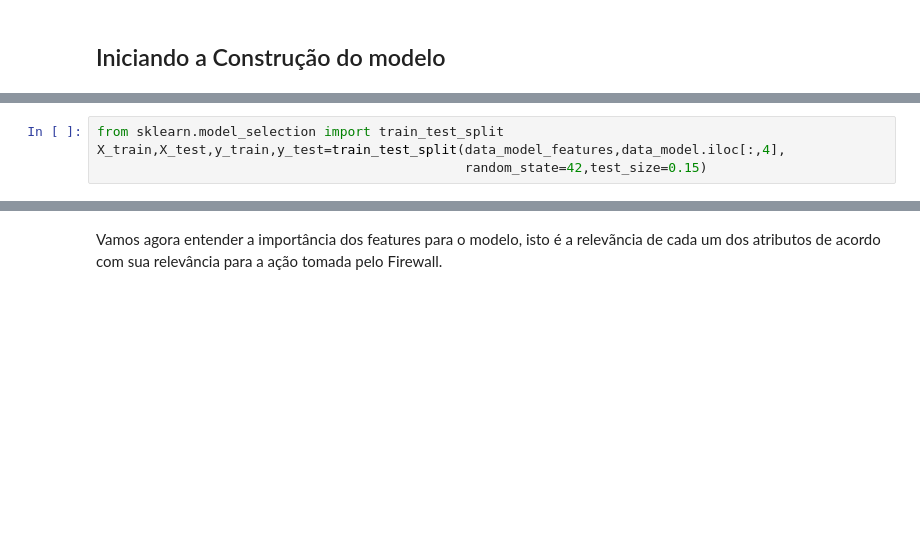
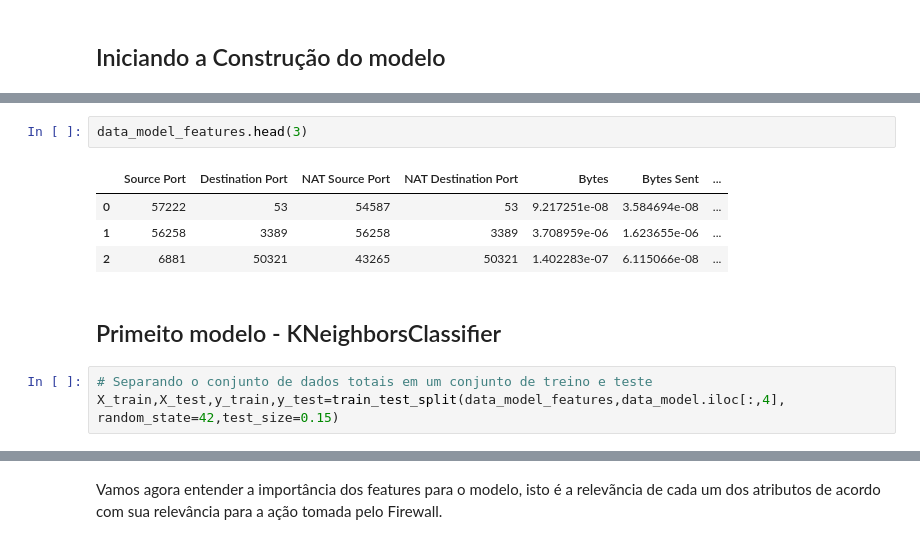
Before and after one commit to leticiacb1/Aviation_Accident_Analysis, a Jupyter notebook: Firewall_Project_Cdados2.ipynb, the cells around one changed output, grey strips where cells are left out. Drawn from its saved outputs; the diff is of its cells as text; blank space fills up the shorter version.

Commit message:
iniciando modelo

```diff
--- a/Firewall_Project_Cdados2.ipynb
+++ b/Firewall_Project_Cdados2.ipynb
@@ -838,7 +940,15 @@ data_model_features = data_model_features.drop('Action',axis=1)
+# %%
+data_model_features.head(3)
+# %% [output]
+|  | Source Port | Destination Port | NAT Source Port | NAT Destination Port | Bytes | Bytes Sent | ... |
+| 0 | 57222 | 53 | 54587 | 53 | 9.217251e-08 | 3.584694e-08 | ... |
+| 1 | 56258 | 3389 | 56258 | 3389 | 3.708959e-06 | 1.623655e-06 | ... |
+| 2 | 6881 | 50321 | 43265 | 50321 | 1.402283e-07 | 6.115066e-08 | ... |
+# %% [markdown]
+## Primeito modelo - KNeighborsClassifier
 # %%
-from sklearn.model_selection import train_test_split
-X_train,X_test,y_train,y_test=train_test_split(data_model_features,data_model.iloc[:,4],
-                                               random_state=42,test_size=0.15)
+# Separando o conjunto de dados totais em um conjunto de treino e teste
+X_train,X_test,y_train,y_test=train_test_split(data_model_features,data_model.iloc[:,4], random_state=42,test_size=0.15)
 # %%
 from sklearn.neighbors import KNeighborsClassifier
 
```
Also changed, not shown: parts of 25 cells of this notebook, 1 other file.
